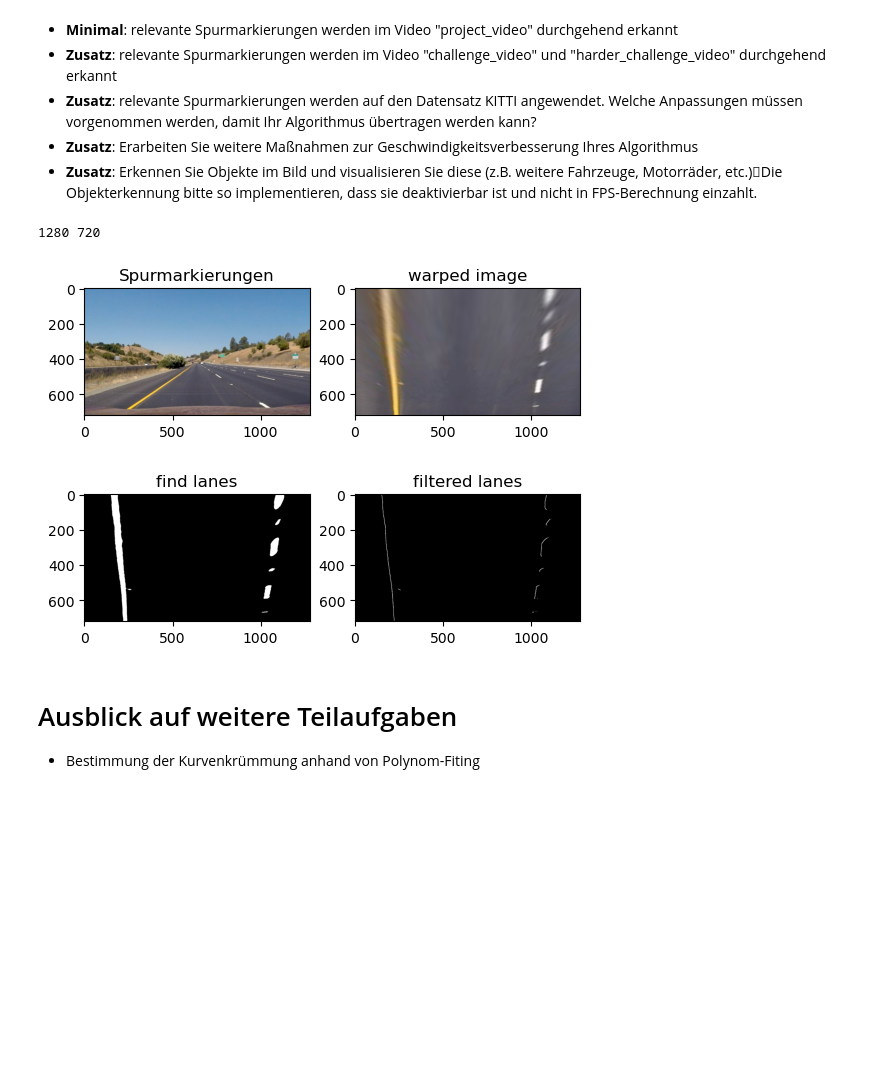
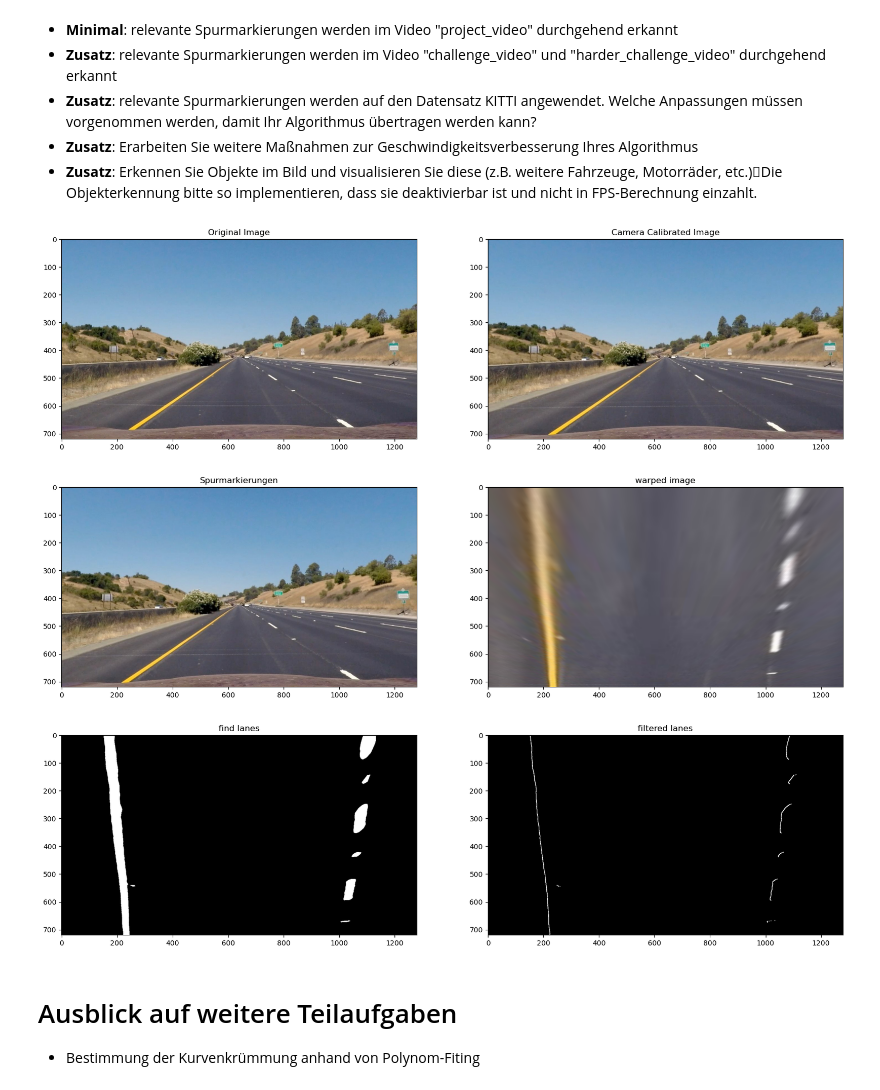
Before and after one commit to viccistrobel/DBV_Spurerkennung, a Jupyter notebook: Projekt_Spurerkennung_v6/Projekt_Spurerkennung_v2.ipynb, the cells around one changed output. Drawn from its saved outputs; the diff is of its cells as text; code cells hidden in the pictures; blank space fills up the shorter version.

Commit message:
Modified and corrected Camera Calibration

```diff
--- a/Projekt_Spurerkennung_v6/Projekt_Spurerkennung_v2.ipynb
+++ b/Projekt_Spurerkennung_v6/Projekt_Spurerkennung_v2.ipynb
@@ -124,45 +117,64 @@ Erkennen Sie die Fahrbahnmarkierungen bzw. Fahrstreifen auf den Bildquellen von
 # %%
+# Camera Calibrierung
+
+
+
 # einlesen eines Beispielbildes
 img1 = cv.imread('./img/Udacity/image001.jpg', -1)
+plt.figure(figsize=(20,10))
 plt.subplot(1,2,1)
 plt.imshow(cv.cvtColor(img1, cv.COLOR_BGR2RGB))
-plt.title('Spurmarkierungen')
+plt.title('Original Image')
 
 h,  w = img1.shape[:2]
-print(w, h)
+
+# Anwenden Camera Kalibrierung
+img1 = cv.undistort(img1, mtx, dist, None, mtx)
+plt.subplot(1,2,2)
+plt.imshow(cv.cvtColor(img1, cv.COLOR_BGR2RGB))
+plt.title('Camera Calibrated Image')
+plt.show()
+
+# Anwenden Perspektivtransformation
 
 # definieren Sie die für eine Perspektivtransformation notwendigen Quell- und Zielpunkte
 src = np.float32(((580, 450), (700, 450), (220, 600), (1100, 600)))
 dst = np.float32(((0, 0), (w, 0), (0, h), (w, h)))
 
-
+plt.figure(figsize=(20,10))
+plt.subplot(1,2,1)
+plt.imshow(cv.cvtColor(img1, cv.COLOR_BGR2RGB))
+plt.title('Spurmarkierungen')
 
 M = cv.getPerspectiveTransform(src,dst)
 img1_warp = cv.warpPerspective(img1,M,(img1.shape[1], img1.shape[0]))
 plt.subplot(1,2,2)
 plt.title("warped image")
 plt.imshow(cv.cvtColor(img1_warp, cv.COLOR_BGR2RGB))
 plt.show()#
 
 img1_warp = cv.cvtColor(img1_warp, cv.COLOR_BGR2GRAY)
 
+# Anwenden Morphologische Filter
+
 black_white = np.where(img1_warp > 155, np.uint8(255), np.uint8(0))
+plt.figure(figsize=(20,10))
 plt.subplot(1,2,1)
 plt.title("find lanes")
 plt.imshow(black_white, cmap='gray')
 
 kernel = np.array([[-1,0,1],[-1,0,1],[-1,0,1]],np.float32)
 filtered = cv.filter2D(black_white,-1,kernel)
 
 plt.subplot(1,2,2)
 plt.title("filtered lanes")
 plt.imshow(filtered, cmap='gray')
 
 plt.show()
 # %% [output]
-1280 720
-[figure, old version]
+[figure, new version]
-[figure, old version]
+[figure, new version]
+[figure, added]
 # %% [markdown]
 # Ausblick auf weitere Teilaufgaben
 - Bestimmung der Kurvenkrümmung anhand von Polynom-Fiting
```
Also changed, not shown: parts of 2 cells of this notebook.
